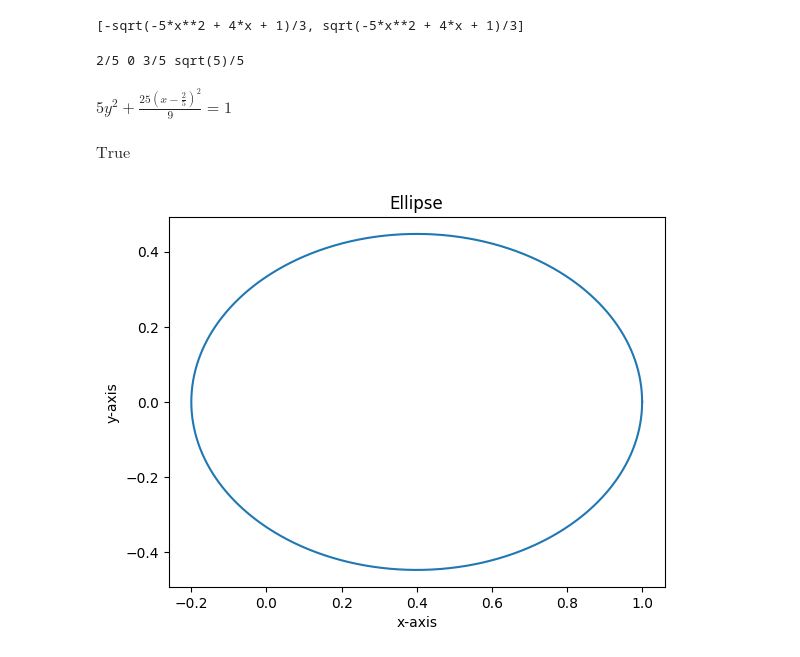
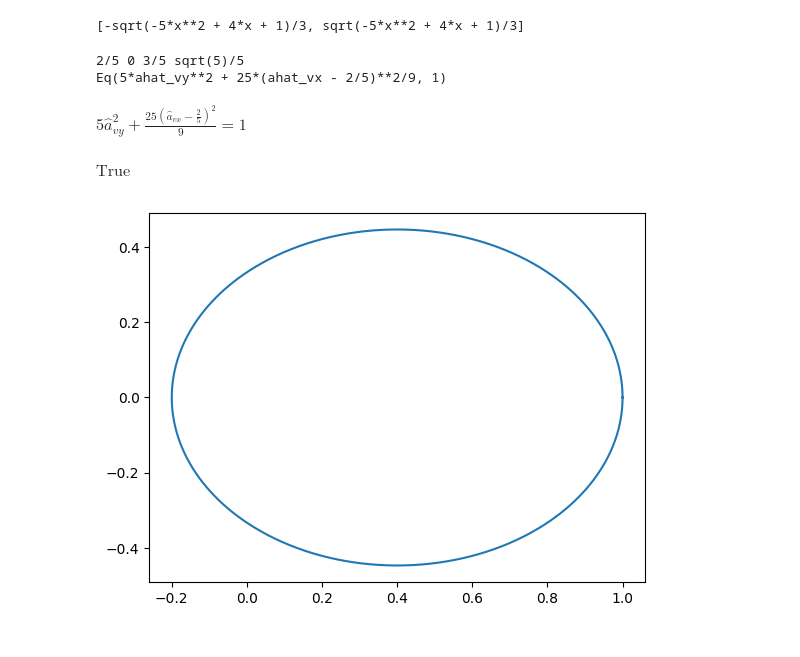
Before and after one commit to CarlKCarlK/perfect-physics, a Jupyter notebook: part_5_pydata_c.ipynb, the cells around one changed output. Cells and saved outputs as stored; diff of their text form; code cells hidden in the pictures.

```diff
--- a/part_5_pydata_c.ipynb
+++ b/part_5_pydata_c.ipynb
@@ -86,10 +86,13 @@ a = abs(x_ex[0]-x_ex[1])/2
 b = abs(y_ex[0]-y_ex[1])/2
 print(h, k, a, b)
 ellipse_eq = sp.Eq(((x - h)**2 / a**2) + ((y - k)**2 / b**2), 1)
-ellipse_eq
+ellipse_eq_hat = sp.Eq(ellipse_eq.lhs.subs(y,ahat_vy).subs(x,ahat_vx),1)
+print(ellipse_eq_hat)
+ellipse_eq_hat
 # %% [output]
 2/5 0 3/5 sqrt(5)/5
+Eq(5*ahat_vy**2 + 25*(ahat_vx - 2/5)**2/9, 1)
-$\displaystyle 5 y^{2} + \frac{25 \left(x - \frac{2}{5}\right)^{2}}{9} = 1$
+$\displaystyle 5 \hat{a}_{vy}^{2} + \frac{25 \left(\hat{a}_{vx} - \frac{2}{5}\right)^{2}}{9} = 1$
 # %%
 ((sp.simplify(Eq(sp.solve(ellipse_eq,y)[0], vys[0]))
 and sp.simplify(Eq(sp.solve(ellipse_eq,y)[1], vys[1])))
@@ -101,21 +104,18 @@ $\displaystyle \text{True}$
 # %%
 import numpy as np
 import matplotlib.pyplot as plt
 
 # Create an array of values for the parameter t
 t = np.linspace(0, 2 * np.pi, 1000)
 
 # Calculate the x and y coordinates using the parametric equations
 # Plot the ellipse
 plt.plot(h + a * np.cos(t), k + b * np.sin(t))
 
 # Customize the plot (optional)
 plt.gca().set_aspect('equal', adjustable='box')  # Set equal aspect ratio
-plt.title("Ellipse")
-plt.xlabel("x-axis")
-plt.ylabel("y-axis")
 
 # Display the plot
 plt.show()
 # %% [output]
-[figure, old version]
+[figure, new version]
```
Also changed, not shown: 1 other file.
